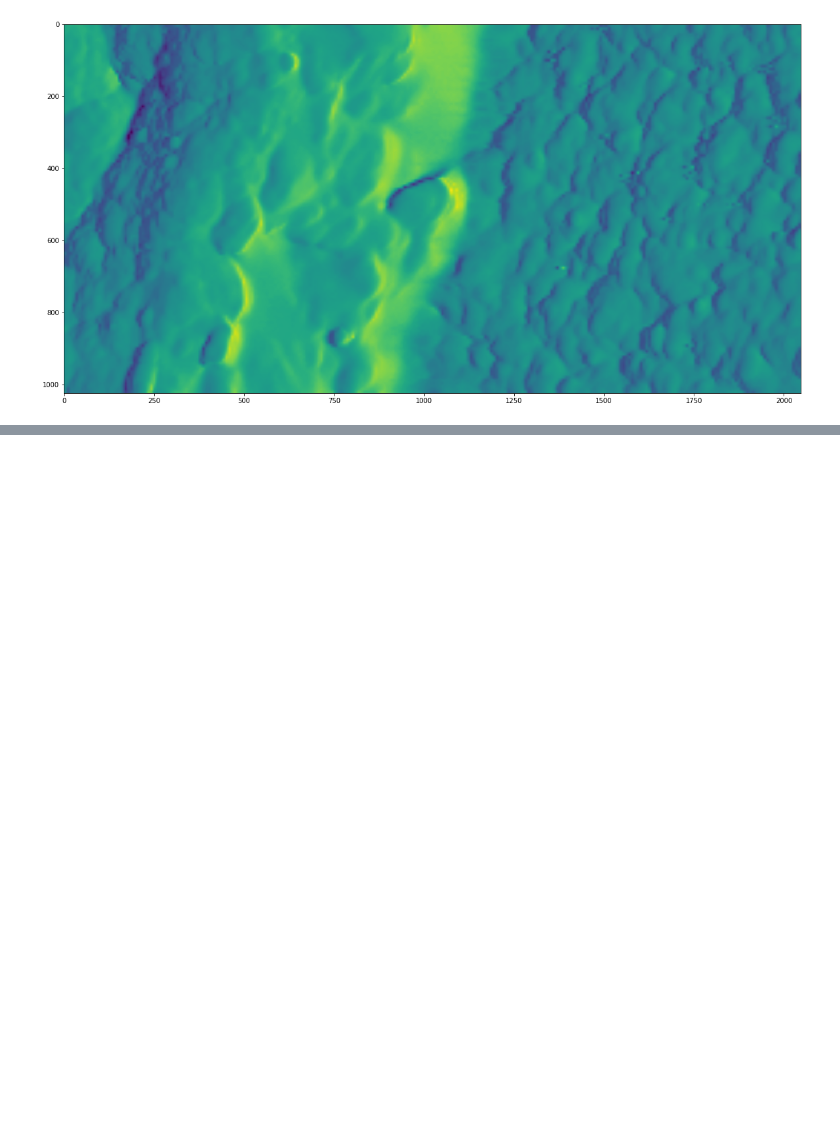
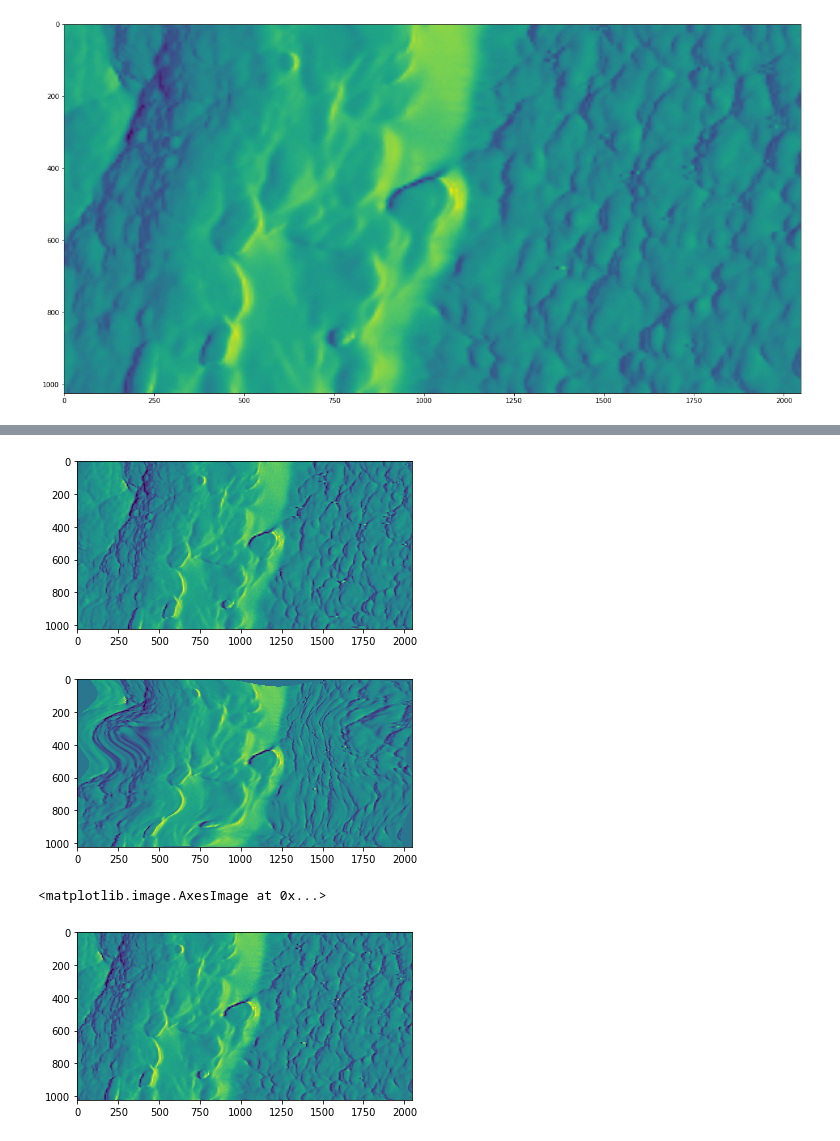
Before and after one commit to General-Ilya/EnhancedAFM, a Jupyter notebook: AlignmentZtoCPD/AreaPreservingWarp.ipynb, the cells around one changed output, grey strips where cells are left out. Saved outputs shown, nothing was run; the diff lists cells and outputs as text; code cells hidden in the pictures; blank space fills up the shorter version.

```diff
--- a/AlignmentZtoCPD/AreaPreservingWarp.ipynb
+++ b/AlignmentZtoCPD/AreaPreservingWarp.ipynb
@@ -67,0 +90,3 @@ warped = mapping.transform(moving)
+# %%
+dark_proxy = sitk.GetImageFromArray(np.asarray(dark_upsample_sharp, dtype=np.float32))
+illumination_proxy = sitk.GetImageFromArray(np.asarray(illumination_upsample_sharp, dtype=np.float32))
@@ -67,0 +120,25 @@ warped = mapping.transform(moving)
+# %%
+resampler = sitk.ResampleImageFilter()
+resampler.SetReferenceImage(dark_proxy);
+resampler.SetInterpolator(sitk.sitkLinear)
+resampler.SetDefaultPixelValue(100)
+resampler.SetTransform(outTx)
+
+out = resampler.Execute(illumination_proxy)
+simg1 = sitk.Cast(sitk.RescaleIntensity(dark_proxy), sitk.sitkUInt8)
+simg2 = sitk.Cast(sitk.RescaleIntensity(out), sitk.sitkUInt8)
+cimg = sitk.Compose(simg1, simg2, simg1//2.+simg2//2.)
+#sitk.Show( cimg, "ImageRegistration1 Composition" )
+# %%
+nda = sitk.GetArrayFromImage(out)
+# %%
+plt.imshow(dark_upsample_sharp)
+plt.show()
+plt.imshow(nda)
+plt.show()
+plt.imshow(illumination_upsample_sharp)
+# %% [output]
+[figure, added]
+[figure, added]
+<matplotlib.image.AxesImage at 0x...>
+[figure, added]
```
Also changed, not shown: parts of 14 cells of this notebook.
